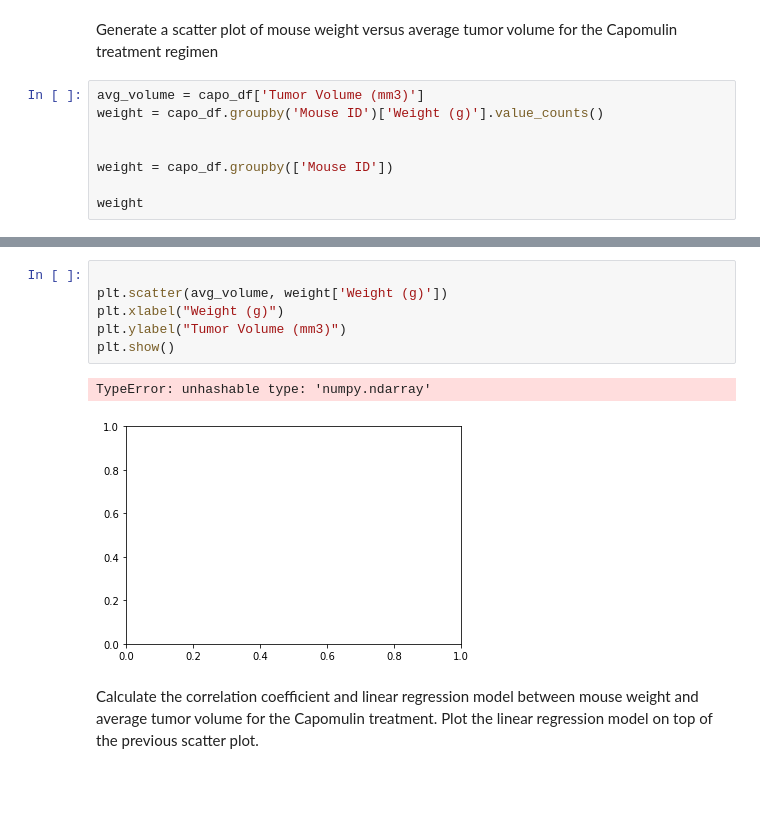
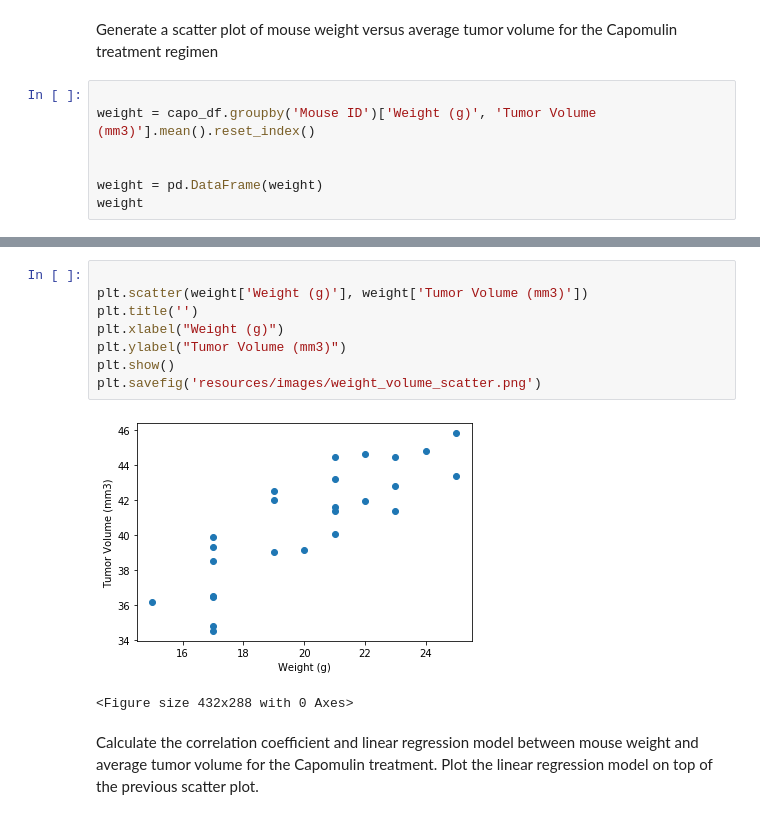
Before and after one commit to AhmadPM/matplotlib-challenge, a Jupyter notebook: matplotlib_homework.ipynb, the cells around one changed output, grey strips where cells are left out. Cells and saved outputs as stored; diff of their text form; blank space fills up the shorter version.

```diff
--- a/matplotlib_homework.ipynb
+++ b/matplotlib_homework.ipynb
@@ -357,11 +357,10 @@ plt.show()
 # %% [markdown]
 Generate a scatter plot of mouse weight versus average tumor volume for the Capomulin treatment regimen
 # %%
-avg_volume = capo_df['Tumor Volume (mm3)']
-weight = capo_df.groupby('Mouse ID')['Weight (g)'].value_counts()
+
+weight = capo_df.groupby('Mouse ID')['Weight (g)', 'Tumor Volume (mm3)'].mean().reset_index()
 
 
-weight = capo_df.groupby(['Mouse ID'])
-
+weight = pd.DataFrame(weight)
 weight
 # %% [output]
@@ -369,12 +384,14 @@ weight
 # %%
 
-plt.scatter(avg_volume, weight['Weight (g)'])
+plt.scatter(weight['Weight (g)'], weight['Tumor Volume (mm3)'])
+plt.title('')
 plt.xlabel("Weight (g)")
 plt.ylabel("Tumor Volume (mm3)")
 plt.show()
+plt.savefig('resources/images/weight_volume_scatter.png')
 # %% [output]
+[figure, new version]
-TypeError: unhashable type: 'numpy.ndarray'
+<Figure size 432x288 with 0 Axes>
-[figure, old version]
 # %% [markdown]
 Calculate the correlation coefficient and linear regression model between mouse weight and average tumor volume for the Capomulin treatment.
 Plot the linear regression model on top of the previous scatter plot.
```
Also changed, not shown: parts of 1 cell of this notebook.
